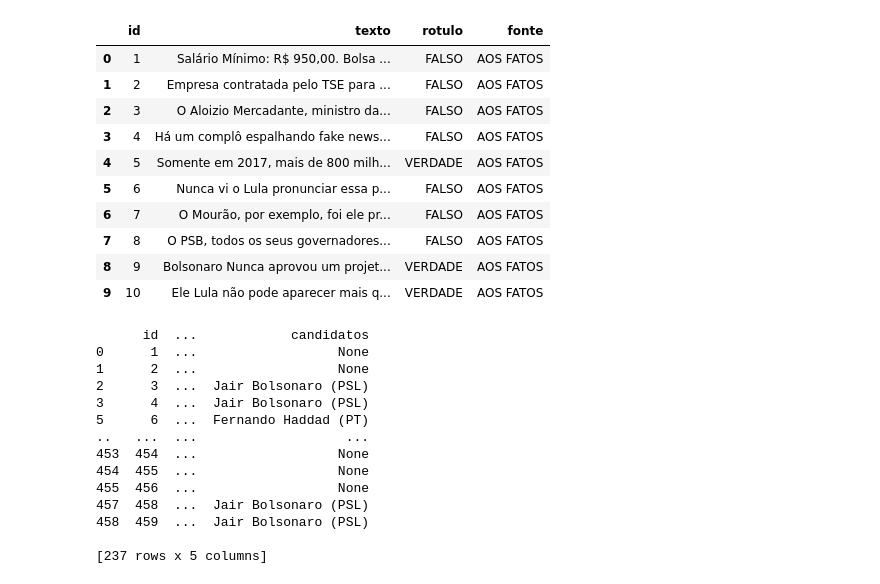
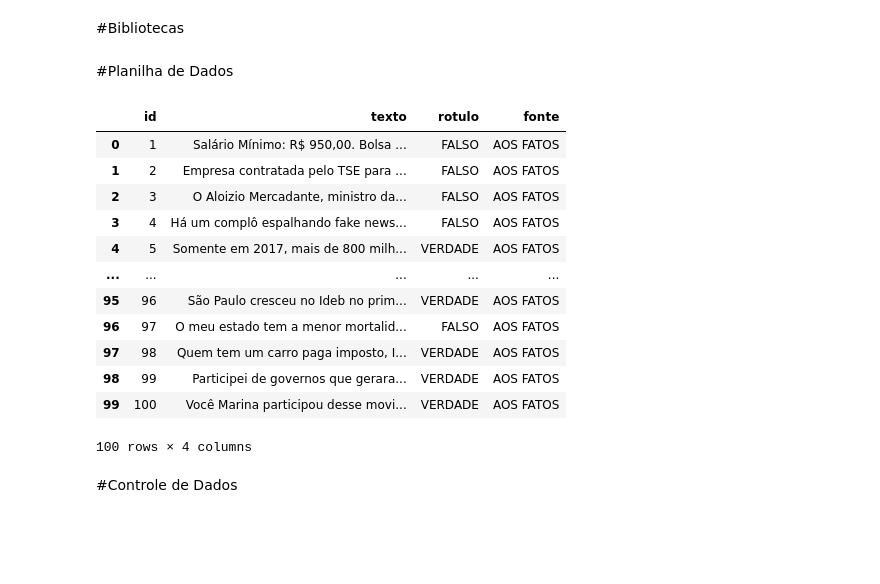
Before and after one commit to lhayana/python-imd-project, a Jupyter notebook: Politics.ipynb, the cells around one changed output. Saved outputs shown, nothing was run; the diff lists cells and outputs as text; code cells hidden in the pictures; blank space fills up the shorter version.

```diff
--- a/Politics.ipynb
+++ b/Politics.ipynb
@@ -1,3 +1,5 @@
 # %% [markdown]
 <a href="https://colab.research.google.com/github/lhayana/python-imd-project/blob/master/Politics.ipynb" target="_parent"><img src="https://colab.research.google.com/assets/colab-badge.svg" alt="Open In Colab"/></a>
+# %% [markdown]
+#Bibliotecas
 # %%
@@ -10,51 +13,43 @@ import seaborn as sns
+# %% [markdown]
+#Planilha de Dados
 # %%
-#importando csv
-news = pd.read_csv("/content/brazil-2018.csv", sep=';', header=[0])
-#lendo as 10 primeiras linhas
-news.head(10)
+#Aqui estamos puxando o Arquivo "CSV" direto do repositorio do "Github".
+news = pd.read_csv('https://raw.githubusercontent.com/lhayana/python-imd-project/master/dados/brazil-2018.csv', sep = ';', header=[0])
+#Lendo as 100 primeiras linhas do Arquivo.
+news.head(100)
 # %% [output]
 |  | id | texto | rotulo | fonte |
 | 0 | 1 | Salário Mínimo: R$ 950,00. Bolsa ... | FALSO | AOS FATOS |
 | 1 | 2 | Empresa contratada pelo TSE para ... | FALSO | AOS FATOS |
 | 2 | 3 | O Aloizio Mercadante, ministro da... | FALSO | AOS FATOS |
 | 3 | 4 | Há um complô espalhando fake news... | FALSO | AOS FATOS |
 | 4 | 5 | Somente em 2017, mais de 800 milh... | VERDADE | AOS FATOS |
-| 5 | 6 | Nunca vi o Lula pronunciar essa p... | FALSO | AOS FATOS |
-| 6 | 7 | O Mourão, por exemplo, foi ele pr... | FALSO | AOS FATOS |
-| 7 | 8 | O PSB, todos os seus governadores... | FALSO | AOS FATOS |
-| 8 | 9 | Bolsonaro Nunca aprovou um projet... | VERDADE | AOS FATOS |
-| 9 | 10 | Ele Lula não pode aparecer mais q... | VERDADE | AOS FATOS |
+| ... | ... | ... | ... | ... |
+| 95 | 96 | São Paulo cresceu no Ideb no prim... | VERDADE | AOS FATOS |
+| 96 | 97 | O meu estado tem a menor mortalid... | FALSO | AOS FATOS |
+| 97 | 98 | Quem tem um carro paga imposto, I... | VERDADE | AOS FATOS |
+| 98 | 99 | Participei de governos que gerara... | VERDADE | AOS FATOS |
+| 99 | 100 | Você Marina participou desse movi... | VERDADE | AOS FATOS |
+100 rows × 4 columns
+# %% [markdown]
+#Controle de Dados
 # %%
-#O texto do boato está com um traço (-) seguido do nome do candidato, então foi feita a separação
+#O texto do boato está com um traço (-) seguido do nome do candidato, então foi feita a separação.
 news[["texto", "candidatos"]] = news["texto"].str.split(" - ", expand=True)
-#Mas vale lembrar que nem todos os boatos estão atribuídos a algum candidato
+#Mas vale lembrar que nem todos os boatos estão atribuídos a algum candidato.
 
-#"Limpando" os dados, substituindo quando há nomes diferentes para o mesmo candidato
+#"Limpando" os dados, substituindo quando há nomes diferentes para o mesmo candidato.
 news['candidatos'] = news['candidatos'].replace(['Jair Bolsonaro'], 'Jair Bolsonaro (PSL)')
 news['candidatos'] = news['candidatos'].replace(['Fernando Haddad.', 'Fernando Haddad', 'Fernando Haddad '], 'Fernando Haddad (PT)')
 news['candidatos'] = news['candidatos'].replace(['Alvaro Dias (PODEMOS)', 'Alvaro Dias'], 'Alvaro Dias (Podemos)')
 news['candidatos'] = news['candidatos'].replace(['Marina Silva', 'Marina Rede (Rede)'], 'Marina Silva (Rede)')
 news['candidatos'] = news['candidatos'].replace(['Henrique Meirelles', 'Henrique Meireles (MDB)'], 'Henrique Meirelles (MDB)')
 
-#Selecionando apenas as fake news
+#Selecionando apenas as fake news.
 fakes = news.loc[news['rotulo'] == 'FALSO']
+#Selecionando apenas as Notícias "Verdadeiras".
+verdade = news.loc[news['rotulo'] == 'VERDADE']
 
 #retirando aqueles que, no fim, não foram candidatos à presidência
 fakes = fakes.loc[fakes['candidatos'] != 'Jean Wyllys']
 fakes = fakes.loc[fakes['candidatos'] != 'Manuela D’Ávila']
-print(fakes)
-# %% [output]
-      id  ...            candidatos
-0      1  ...                  None
-1      2  ...                  None
-2      3  ...  Jair Bolsonaro (PSL)
-3      4  ...  Jair Bolsonaro (PSL)
-5      6  ...  Fernando Haddad (PT)
-..   ...  ...                   ...
-453  454  ...                  None
-454  455  ...                  None
-455  456  ...                  None
-457  458  ...  Jair Bolsonaro (PSL)
-458  459  ...  Jair Bolsonaro (PSL)
-
-[237 rows x 5 columns]
```
Also changed, not shown: parts of 13 cells of this notebook.
